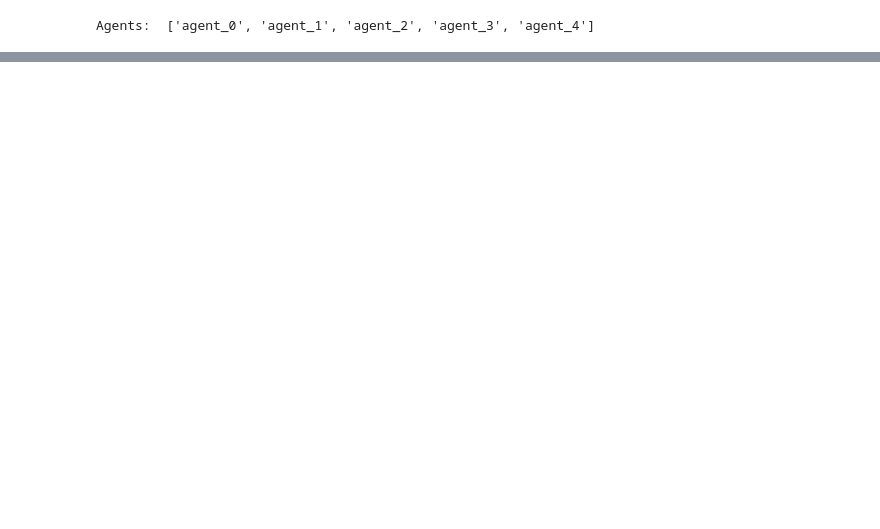
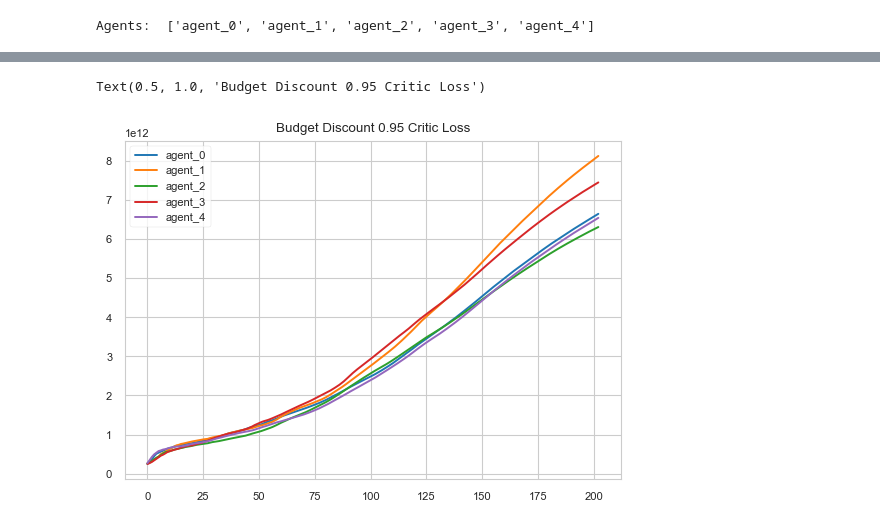
Before and after one commit to ChocolateDave/stock_market, a Jupyter notebook: stock_market/notebook/evaluation.ipynb, the cells around one changed output, grey strips where cells are left out. Saved outputs shown, nothing was run; the diff lists cells and outputs as text; code cells hidden in the pictures; blank space fills up the shorter version.

```diff
--- a/stock_market/notebook/evaluation.ipynb
+++ b/stock_market/notebook/evaluation.ipynb
@@ -136,0 +248,8 @@ ax = sns.lineplot(
+# %%
+for k, v in critic_loss.items():
+    plt.plot(n, v, label=k)
+plt.legend()
+plt.title('Budget Discount 0.95 Critic Loss')
+# %% [output]
+Text(0.5, 1.0, 'Budget Discount 0.95 Critic Loss')
+[figure, added]
```
Also changed, not shown: parts of 10 cells of this notebook, 1 other file.
